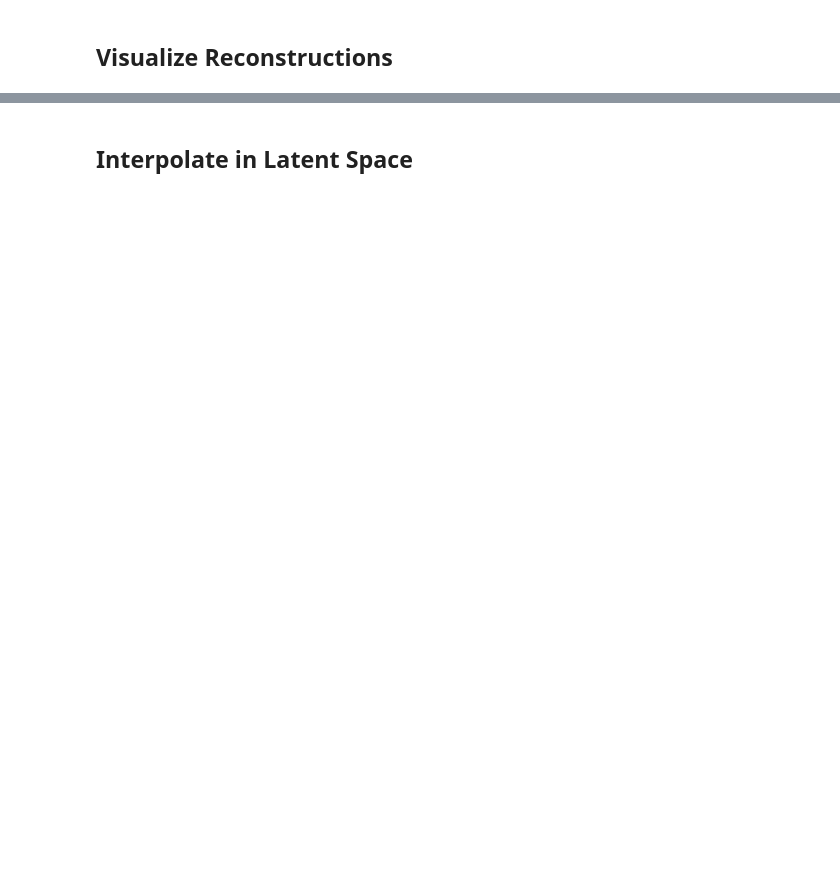
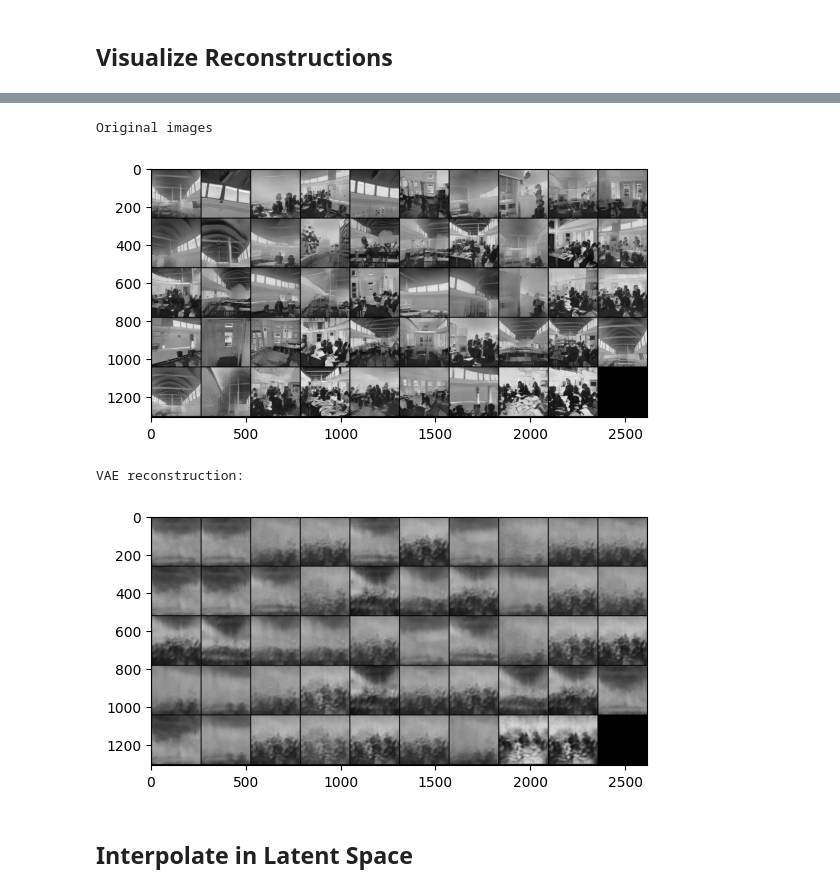
Before and after one commit to WilliamShengYangHuang/RC18_Machine_Learning, a Jupyter notebook: variational_autoencoder.ipynb, the cells around one changed output, grey strips where cells are left out. Saved outputs shown, nothing was run; the diff lists cells and outputs as text; code cells hidden in the pictures; blank space fills up the shorter version.

```diff
--- a/variational_autoencoder.ipynb
+++ b/variational_autoencoder.ipynb
@@ -66,3 +97,13 @@ test_dataloader = DataLoader(test_dataset, batch_size=batch_size, shuffle=True)
+# %%
+img_transform = transforms.Compose([
+    transforms.ToTensor()
+])
+
+train_dataset = CustomImageDataset(img_dir=dir, transform=img_transform)
+train_dataloader = DataLoader(train_dataset, batch_size=batch_size, shuffle=True)
+
+test_dataset = CustomImageDataset(img_dir=dir, transform=img_transform)
+test_dataloader = DataLoader(test_dataset, batch_size=batch_size, shuffle=True)
 # %% [markdown]
 VAE Definition
 -----------------------
@@ -319,3 +559,55 @@ VAE reconstruction:
+# %%
+import numpy as np
+import matplotlib.pyplot as plt
+plt.ion()
+
+import torchvision.utils
+
+vae.eval()
+
+# This function takes as an input the images to reconstruct
+# and the name of the model with which the reconstructions
+# are performed
+def to_img(x):
+    x = x.clamp(0, 1)
+    return x
+
+def show_image(img):
+    img = to_img(img)
+    npimg = img.numpy()
+    plt.imshow(np.transpose(npimg, (1, 2, 0)))
+
+def visualise_output(images, model):
+
+    with torch.no_grad():
+
+        images = images.to(device)
+        images, _, _ = model(images)
+        images = images.cpu()
+        images = to_img(images)
+        np_imagegrid = torchvision.utils.make_grid(images[1:50], 10, 5).numpy()
+        plt.imshow(np.transpose(np_imagegrid, (1, 2, 0)))
+        plt.show()
+
+# Create an iterator from test_dataloader
+dataiter = iter(test_dataloader)
+
+# Get the next batch of images (and labels, if they exist)
+images = next(dataiter)
+
+# First visualise the original images
+print('Original images')
+show_image(torchvision.utils.make_grid(images[1:50],10,5))
+plt.show()
+
+# Reconstruct and visualise the images using the vae
+print('VAE reconstruction:')
+visualise_output(images, vae)
+# %% [output]
+Original images
+[figure, added]
+VAE reconstruction:
+[figure, added]
 # %% [markdown]
 Interpolate in Latent Space
 ----------------------------
```
Also changed, not shown: parts of 23 cells of this notebook.
